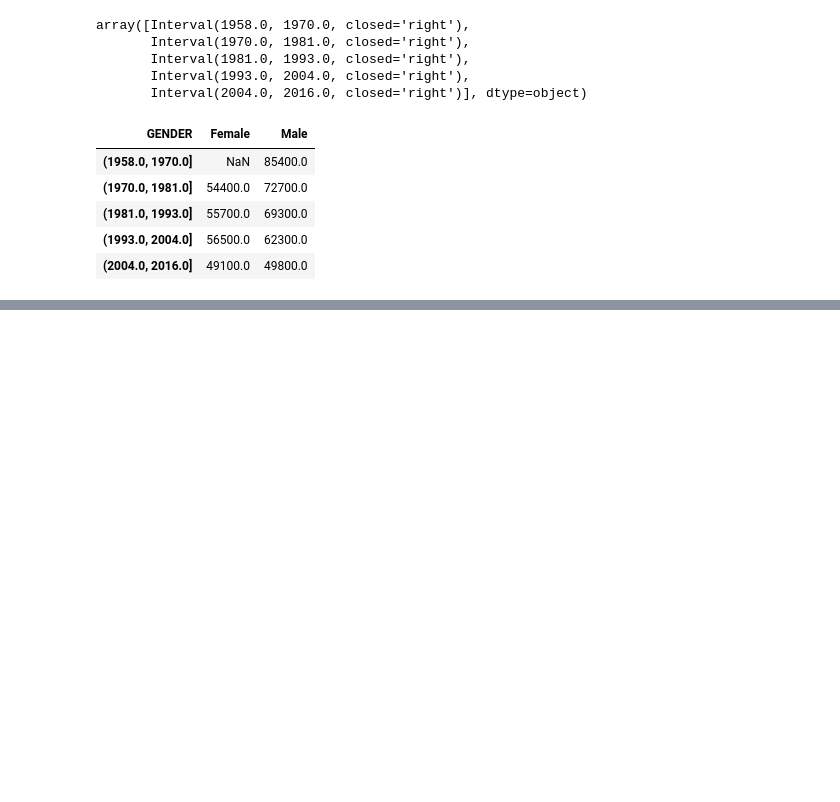
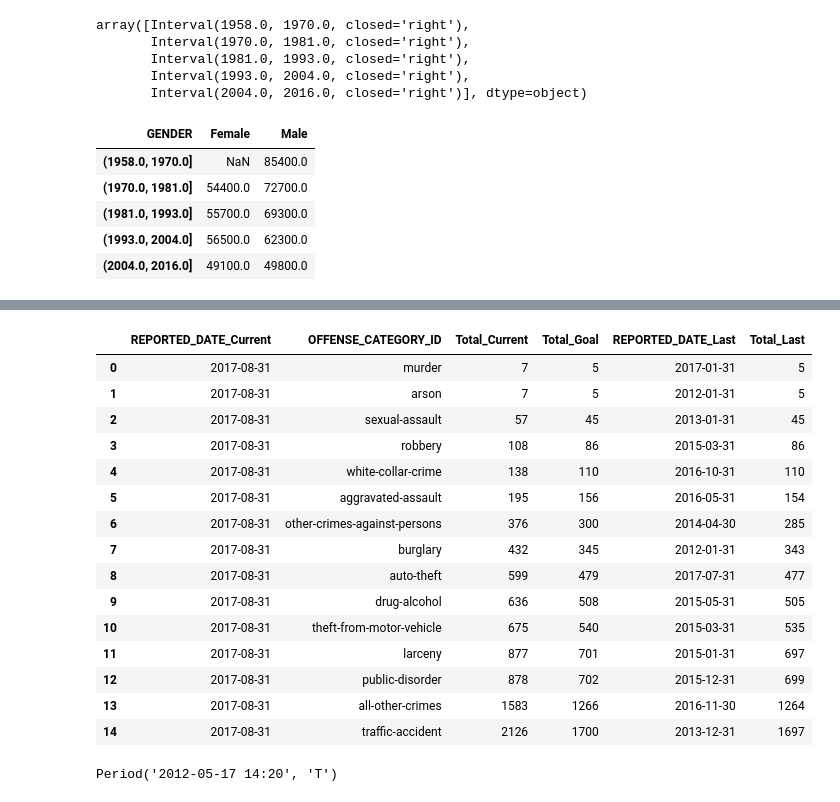
Before and after one commit to davetlewis-van/Pandas-Cookbook, a Jupyter notebook: Time series.ipynb, the cells around one changed output, grey strips where cells are left out. Saved outputs shown, nothing was run; the diff lists cells and outputs as text; code cells hidden in the pictures; blank space fills up the shorter version.

```diff
--- a/Time series.ipynb
+++ b/Time series.ipynb
@@ -1152,0 +1159,2 @@ employee.groupby([cuts, 'GENDER'])['BASE_SALARY'] \
+# %%
+crime_sort = crime_sort[:'2017-8']
@@ -1152,0 +1165,3 @@ employee.groupby([cuts, 'GENDER'])['BASE_SALARY'] \
+# %%
+all_data = crime_sort.groupby([pd.Grouper(freq='M'), 'OFFENSE_CATEGORY_ID']).size()
+all_data.head()
@@ -1152,0 +1176,3 @@ employee.groupby([cuts, 'GENDER'])['BASE_SALARY'] \
+# %%
+all_data = all_data.sort_values().reset_index(name='Total')
+all_data.head()
@@ -1152,0 +1186,4 @@ employee.groupby([cuts, 'GENDER'])['BASE_SALARY'] \
+# %%
+goal = all_data[all_data['REPORTED_DATE'] == '2017-8-31'].reset_index(drop=True)
+goal['Total_Goal'] = goal['Total'].mul(.8).astype(int)
+goal.head()
@@ -1152,0 +1197,23 @@ employee.groupby([cuts, 'GENDER'])['BASE_SALARY'] \
+# %%
+pd.merge_asof(goal, all_data, left_on='Total_Goal', right_on='Total', by='OFFENSE_CATEGORY_ID', suffixes=('_Current', '_Last'))
+# %% [output]
+|  | REPORTED_DATE_Current | OFFENSE_CATEGORY_ID | Total_Current | Total_Goal | REPORTED_DATE_Last | Total_Last |
+| 0 | 2017-08-31 | murder | 7 | 5 | 2017-01-31 | 5 |
+| 1 | 2017-08-31 | arson | 7 | 5 | 2012-01-31 | 5 |
+| 2 | 2017-08-31 | sexual-assault | 57 | 45 | 2013-01-31 | 45 |
+| 3 | 2017-08-31 | robbery | 108 | 86 | 2015-03-31 | 86 |
+| 4 | 2017-08-31 | white-collar-crime | 138 | 110 | 2016-10-31 | 110 |
+| 5 | 2017-08-31 | aggravated-assault | 195 | 156 | 2016-05-31 | 154 |
+| 6 | 2017-08-31 | other-crimes-against-persons | 376 | 300 | 2014-04-30 | 285 |
+| 7 | 2017-08-31 | burglary | 432 | 345 | 2012-01-31 | 343 |
+| 8 | 2017-08-31 | auto-theft | 599 | 479 | 2017-07-31 | 477 |
+| 9 | 2017-08-31 | drug-alcohol | 636 | 508 | 2015-05-31 | 505 |
+| 10 | 2017-08-31 | theft-from-motor-vehicle | 675 | 540 | 2015-03-31 | 535 |
+| 11 | 2017-08-31 | larceny | 877 | 701 | 2015-01-31 | 697 |
+| 12 | 2017-08-31 | public-disorder | 878 | 702 | 2015-12-31 | 699 |
+| 13 | 2017-08-31 | all-other-crimes | 1583 | 1266 | 2016-11-30 | 1264 |
+| 14 | 2017-08-31 | traffic-accident | 2126 | 1700 | 2013-12-31 | 1697 |
+# %%
+pd.Period(year=2012, month=5, day=17, hour=14, minute=20, freq='T')
+# %% [output]
+Period('2012-05-17 14:20', 'T')
```
Also changed, not shown: parts of 14 cells of this notebook.
